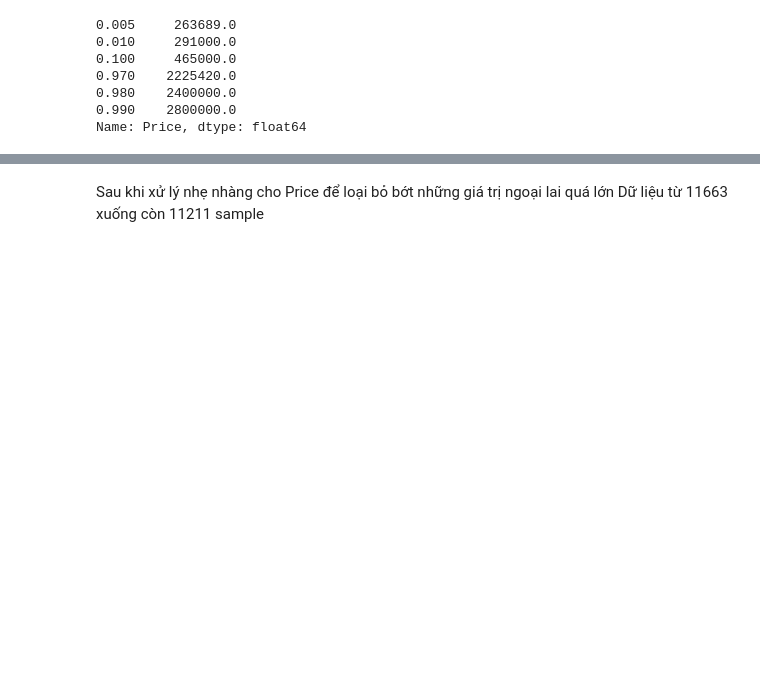
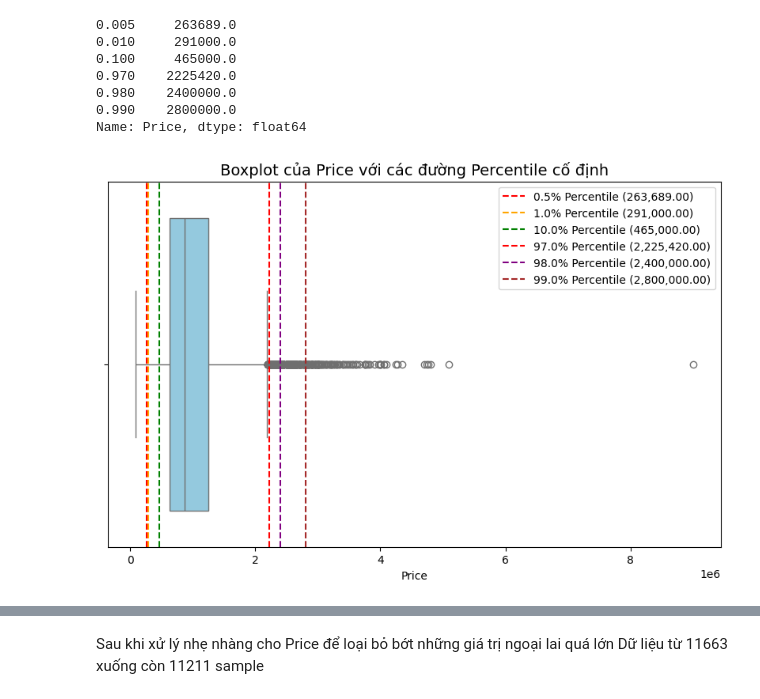
Before and after one commit to KhanhNguyen171/E-Learning-UTH-AI-EX-2026, a Jupyter notebook: BT cá nhân/main.ipynb, the cells around one changed output, grey strips where cells are left out. Saved outputs shown, nothing was run; the diff lists cells and outputs as text; code cells hidden in the pictures; blank space fills up the shorter version.

```diff
--- a/BT cá nhân/main.ipynb
+++ b/BT cá nhân/main.ipynb
@@ -718,6 +719,41 @@ display(percentiles)
 0.980    2400000.0
 0.990    2800000.0
 Name: Price, dtype: float64
+# %%
+plt.figure(figsize=(10, 6))
+
+# Vẽ Boxplot (nằm ngang để dễ nhìn các đường percentile)
+ax = sns.boxplot(x=df["Price"], color="skyblue")
+
+# Định nghĩa màu sắc khác nhau cho từng đường để dễ phân biệt
+colors = {
+    0.005: "red",
+    0.01: "orange",
+    0.1: "green",
+    0.98: "purple",
+    0.99: "brown",
+}
+
+# Lặp qua các giá trị để vẽ đường line và thêm label
+for p, value in percentiles.items():
+    # Vẽ đường thẳng đứng cắt ngang boxplot
+    ax.axvline(
+        x=value,
+        color=colors.get(p, "red"),
+        linestyle="--",
+        linewidth=1.5,
+        label=f"{p*100}% Percentile ({value:,.2f})",
+    )
+
+# Thêm tiêu đề và chú thích
+plt.title("Boxplot của Price với các đường Percentile cố định", fontsize=14)
+plt.xlabel("Price")
+plt.legend(loc="upper right")  # Hiển thị bảng chú thích các đường line
+
+# Hiển thị đồ thị
+plt.show()
+# %% [output]
+[figure, added]
 # %%
 lower = df['Price'].quantile(0.01)
 upper = df['Price'].quantile(0.99)
```
Also changed, not shown: parts of 12 cells of this notebook, 1 other file.
